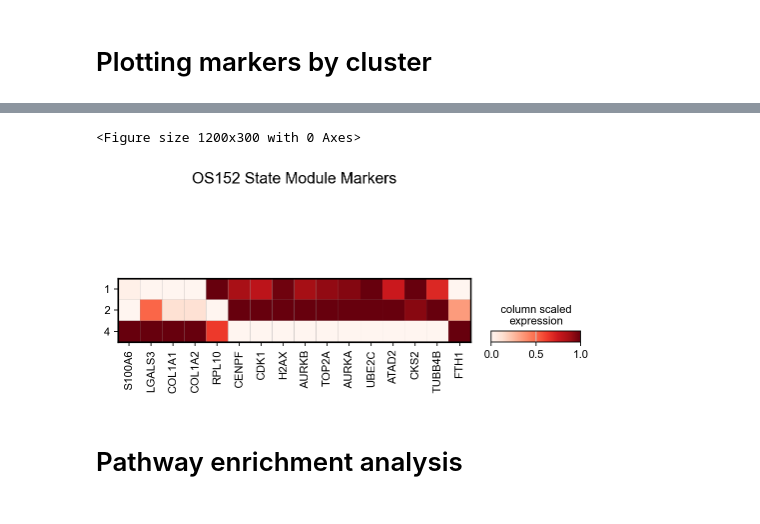
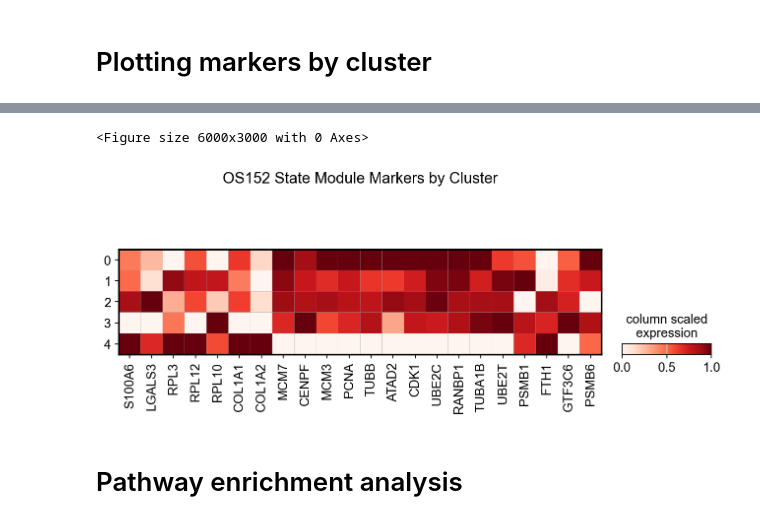
Before and after one commit to brendamelano/Reprogramming_Osteosarcoma, a Jupyter notebook: plain_scRNAseq_analysis/OS152.ipynb, the cells around one changed output, grey strips where cells are left out. Cells and saved outputs as stored; diff of their text form; code cells hidden in the pictures.

Commit message:
updating marker/state plot

```diff
--- a/plain_scRNAseq_analysis/OS152.ipynb
+++ b/plain_scRNAseq_analysis/OS152.ipynb
@@ -772,83 +553,36 @@ plt.close()
 # %%
-# Read gene lists for each subtype from the CSV files
-def read_genes(file_path):
-    with open(file_path, 'r') as file:
-        genes = [x.strip() for x in file]
-    return genes
-
-
-# Reading in the subtype gene modules
-Subtype_A_genes = read_genes('/Users/brendamelano/Desktop/gmt_files/State_A_module_NMF.csv')
-Subtype_B_genes = read_genes('/Users/brendamelano/Desktop/gmt_files/State_B_module_NMF.csv')
-Subtype_C_genes = read_genes('/Users/brendamelano/Desktop/gmt_files/State_C_module_NMF.csv')
-
-
-# Specified markers for visualization
-specified_genes = ['UBE2C', 'AURKA', 'CENPF', 'AURKB', 'CKS2', 'TOP2A', 'CDK1', 'TUBB4B', 'ATAD2', 'H2AX']
-
-# Ensure these genes are in the adata object
-reduced_state_B_genes = [gene for gene in specified_genes if gene in adata.var_names]
-
-plt.rcParams.update({'font.size': 12})
-
-# Combine gene lists from all subtypes, ensuring uniqueness if necessary
-combined_genes = list(set(Subtype_A_genes + reduced_state_B_genes + Subtype_C_genes))
-
-
-# Keeping only genes that appear in the adata object
-combined_genes = [gene for gene in combined_genes if gene in adata.var_names]
-
-
-# Ensure the combined_genes are in your expression data
-adata_subset = adata[:, adata.var_names.isin(combined_genes)]
-
-
-# Create the subtype dictionary
-subtype_A_dict = {gene: 'A' for gene in Subtype_A_genes}
-subtype_B_dict = {gene: 'B' for gene in reduced_state_B_genes}
-subtype_C_dict = {gene: 'C' for gene in Subtype_C_genes}
-subtype_dict = {**subtype_A_dict, **subtype_B_dict, **subtype_C_dict}
-
-
-# Annotate the genes in adata with their subtype
-adata.var['State'] = [subtype_dict.get(gene, 'Unknown') for gene in adata.var_names]
-
-
-# Sort the genes based on the state module they belong to
-adata_subset = adata[:, adata.var_names.isin(combined_genes)]
-adata_subset.var['subtype_order'] = adata_subset.var['State'].map({'A': 1, 'B': 2, 'C': 3, 'Unknown': 4})
-adata_subset = adata_subset[:, adata_subset.var['subtype_order'].argsort()]
 
 
 # Create a list of genes sorted by subtype for use in the matrixplot
-sorted_genes_by_subtype = adata_subset.var_names.tolist()
+#sorted_genes_by_subtype = adata_subset.var_names.tolist()
 
 
 # Create a figure explicitly
-plt.figure(figsize=(2, 0.5), dpi=600)
+plt.figure(figsize=(10, 5), dpi=600)
 
 
 ax = sc.pl.matrixplot(
-    adata_subset,
-    var_names=sorted_genes_by_subtype,  # Use the sorted list of genes
+    adata,
+    var_names=combined_genes_df['Gene'],  # Use the sorted list of genes
     groupby='leiden',
     cmap="Reds",
+    use_raw=True,
     standard_scale="var",
     colorbar_title="column scaled\nexpression",
-    title="OS152 State Module Markers",
+    title="OS152 State Module Markers by Cluster",
     show=False
 )
 
 
 # Save the figure using matplotlib's savefig with explicit format setting
 plt.savefig("/Users/brendamelano/Desktop/OS152_cluster_markers.svg", format='svg')
 
 plt.show()
 
 plt.close()
 # %% [output]
-<Figure size 1200x300 with 0 Axes>
+<Figure size 6000x3000 with 0 Axes>
-[figure, old version]
+[figure, new version]
 # %% [markdown]
 # Pathway enrichment analysis
 # %%
```
Also changed, not shown: parts of 23 cells of this notebook, 2 other files.
